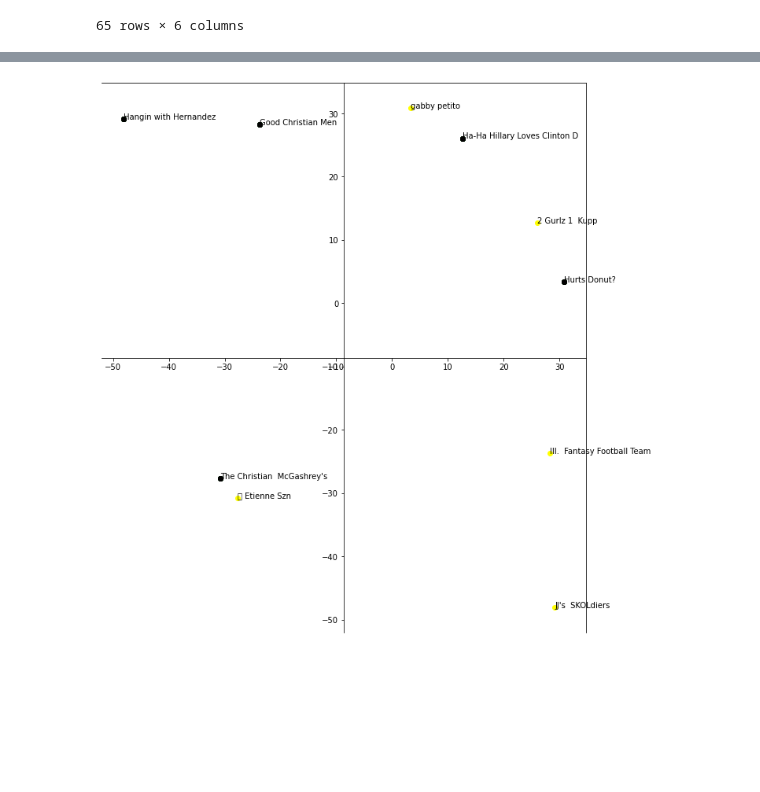
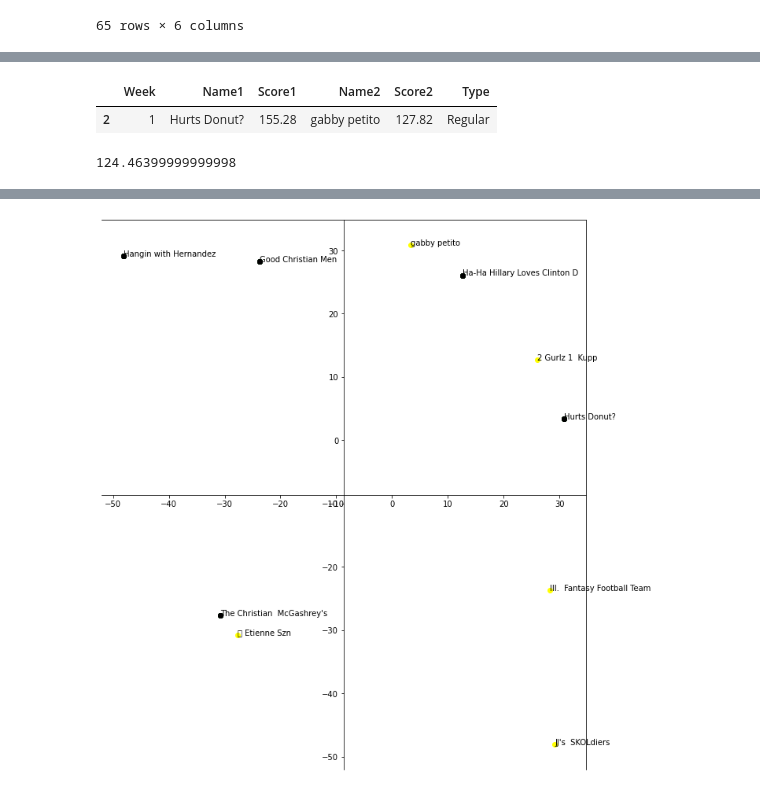
Before and after one commit to tbryan2/ESPN-API-Current-Year-Data, a Jupyter notebook: testing.ipynb, the cells around one changed output, grey strips where cells are left out. Saved outputs shown, nothing was run; the diff lists cells and outputs as text; code cells hidden in the pictures; blank space fills up the shorter version.

```diff
--- a/testing.ipynb
+++ b/testing.ipynb
@@ -112,0 +125,22 @@ matchup_df
+# %%
+away_win_df = week_matchup_df[week_matchup_df['Score1'] > week_matchup_df['Score2']]
+
+away_loss_df = week_matchup_df[week_matchup_df['Score1'] < week_matchup_df['Score2']]
+
+home_win_df = week_matchup_df[week_matchup_df['Score2'] > week_matchup_df['Score1']]
+
+home_loss_df = week_matchup_df[week_matchup_df['Score2'] < week_matchup_df['Score1']]
+
+vis_df = pd.concat([away_win_df, away_loss_df, home_win_df, home_loss_df])
+
+away_win_df
+# %% [output]
+|  | Week | Name1 | Score1 | Name2 | Score2 | Type |
+| 2 | 1 | Hurts Donut? | 155.28 | gabby petito | 127.82 | Regular |
+# %%
+# Calculate average score for the week
+average_score = (vis_df['Score1'].sum() + vis_df['Score2'].sum()) / 20
+
+average_score
+# %% [output]
+124.46399999999998
```
Also changed, not shown: parts of 5 cells of this notebook.
